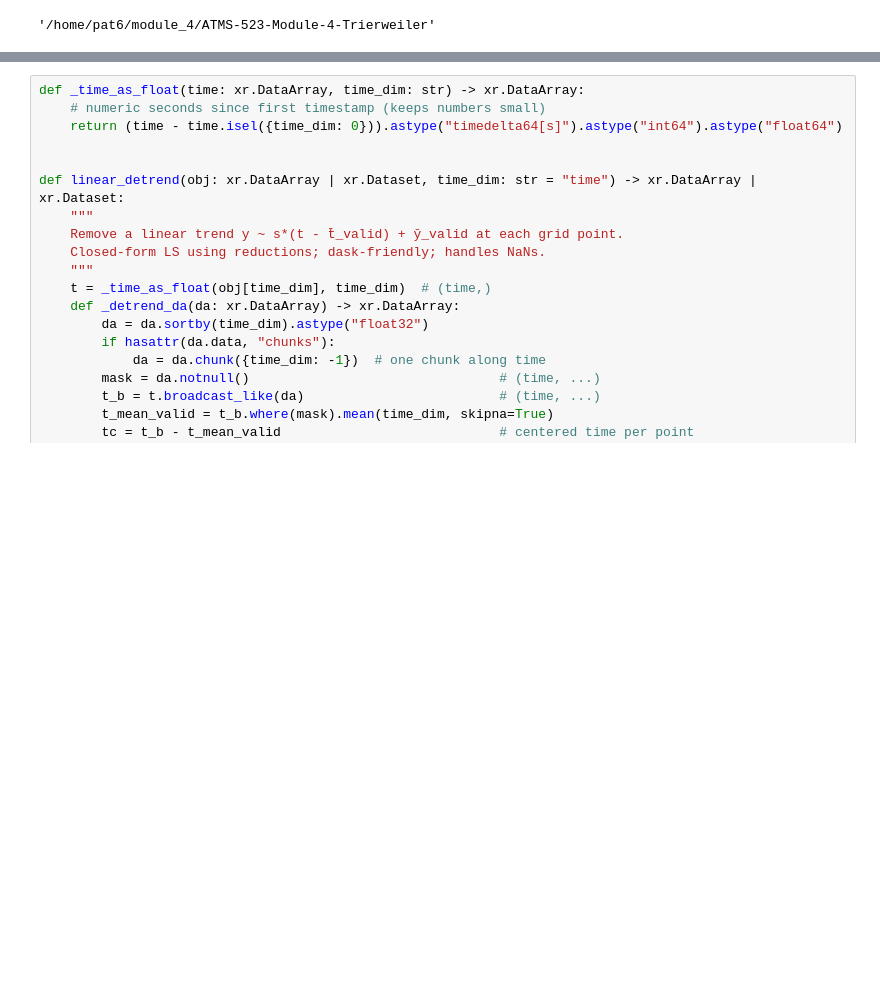
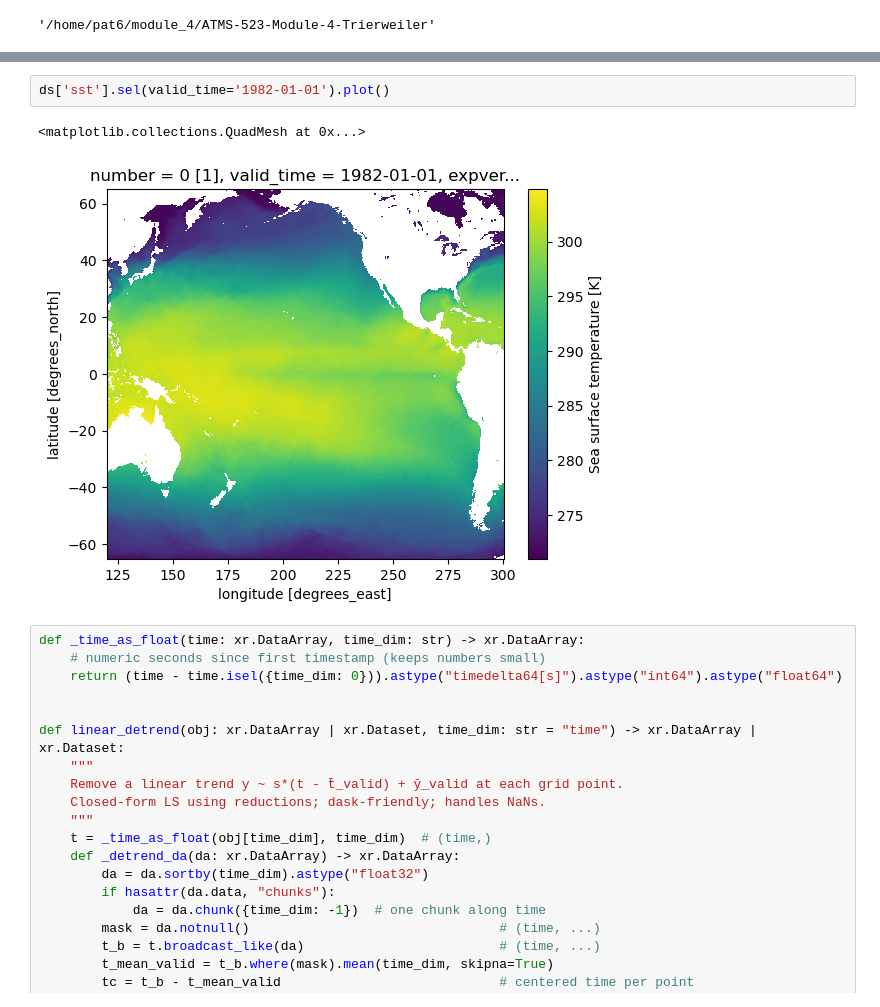
Before and after one commit to ptrierweiler/ATMS-523-Module-4-Trierweiler, a Jupyter notebook: trierweiler_HW.ipynb, the cells around one changed output, grey strips where cells are left out. Saved outputs shown, nothing was run; the diff lists cells and outputs as text; blank space fills up the shorter version.

```diff
--- a/trierweiler_HW.ipynb
+++ b/trierweiler_HW.ipynb
@@ -82,3 +89,8 @@ Attributes:
+# %%
+ds['sst'].sel(valid_time='1982-01-01').plot()
+# %% [output]
+<matplotlib.collections.QuadMesh at 0x...>
+[figure, added]
 # %%
 def _time_as_float(time: xr.DataArray, time_dim: str) -> xr.DataArray:
     # numeric seconds since first timestamp (keeps numbers small)
```
Also changed, not shown: parts of 14 cells of this notebook.
